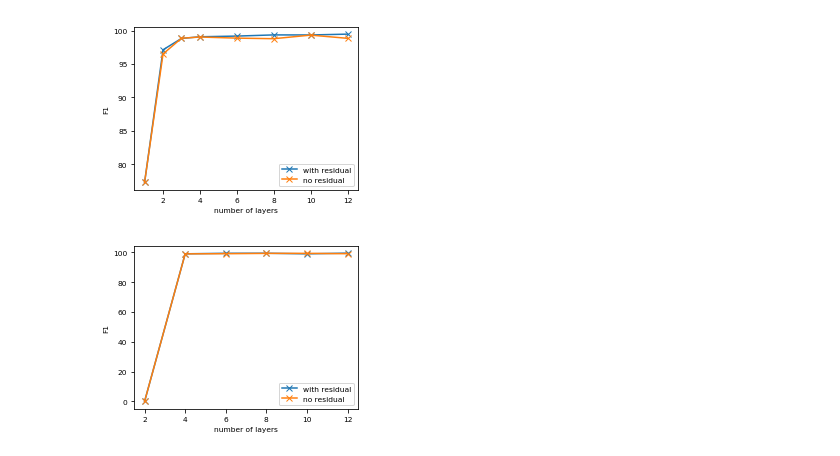
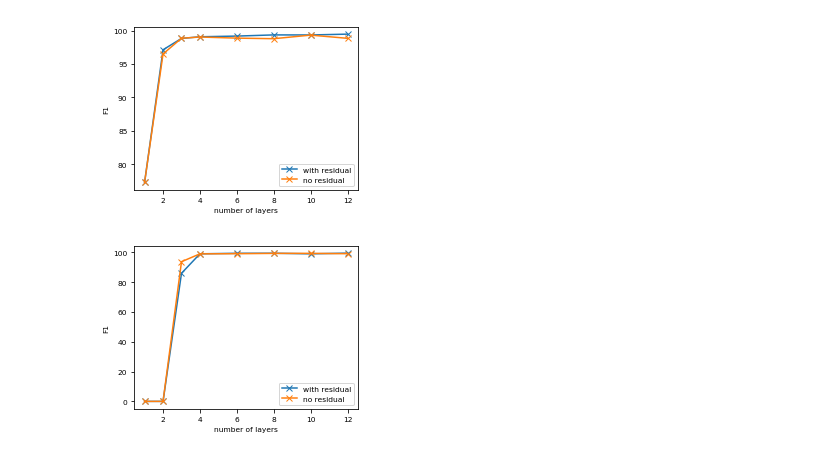
Before and after one commit to jzhou316/meta-gcn, a Jupyter notebook: botnet_paper/botnet_plot_new.ipynb, the cells around one changed output. Drawn from its saved outputs; the diff is of its cells as text; code cells hidden in the pictures.

```diff
--- a/botnet_plot2.ipynb
+++ b/botnet_paper/botnet_plot_new.ipynb
@@ -20,5 +21,5 @@ chord_10k_rh0_f1 = [56.669, 89.032, 97.522, 97.531, 97.961, 98.618, 98.6, 98.084
 leet_10k_rh1_f1 = [77.289, 97.116, 98.814, 99.063, 99.166, 99.341, 99.333, 99.457]
 leet_10k_rh0_f1 = [77.305, 96.496, 98.842, 99.025, 98.86, 98.774, 99.31, 98.83]
 # %%
-c2_10k_rh1_f1 = [0, 98.925, 99.274, 99.307, 98.904, 99.374]
-c2_10k_rh0_f1 = [0, 98.9, 98.997, 99.2, 99.224, 98.988]
+c2_3k_rh1_f1 = [0, 0, 85.87, 98.925, 99.274, 99.307, 98.904, 99.374]
+c2_3k_rh0_f1 = [0, 0, 93.62, 98.9, 98.997, 99.2, 99.224, 98.988]
@@ -80,15 +84,15 @@ plt.show()
 [figure]
 # %%
 plt.figure(figsize=(4,3))
-plt.plot([2, 4, 6, 8, 10, 12], c2_10k_rh1_f1, '-x')
-plt.plot([2, 4, 6, 8, 10, 12], c2_10k_rh0_f1, '-x')
+plt.plot(nlayers, c2_3k_rh1_f1, '-x')
+plt.plot(nlayers, c2_3k_rh0_f1, '-x')
 plt.xticks(fontsize=7.5, rotation=0)
 plt.yticks(fontsize=7.5, rotation=0)
 plt.legend(['with residual', 'no residual'], fontsize=7.5, loc='best')
 plt.xlabel('number of layers', fontsize=7.5)
 plt.ylabel('F1', fontsize=7.5)
 # plt.ylim([98.8, 100])
 # plt.savefig('f1_vs_nlay_C2.pdf', bbox_inches='tight', dpi=200)
 plt.show()
 # %% [output]
-[figure, old version]
+[figure, new version]
```
Also changed, not shown: parts of 6 cells of this notebook, 12 other files.
